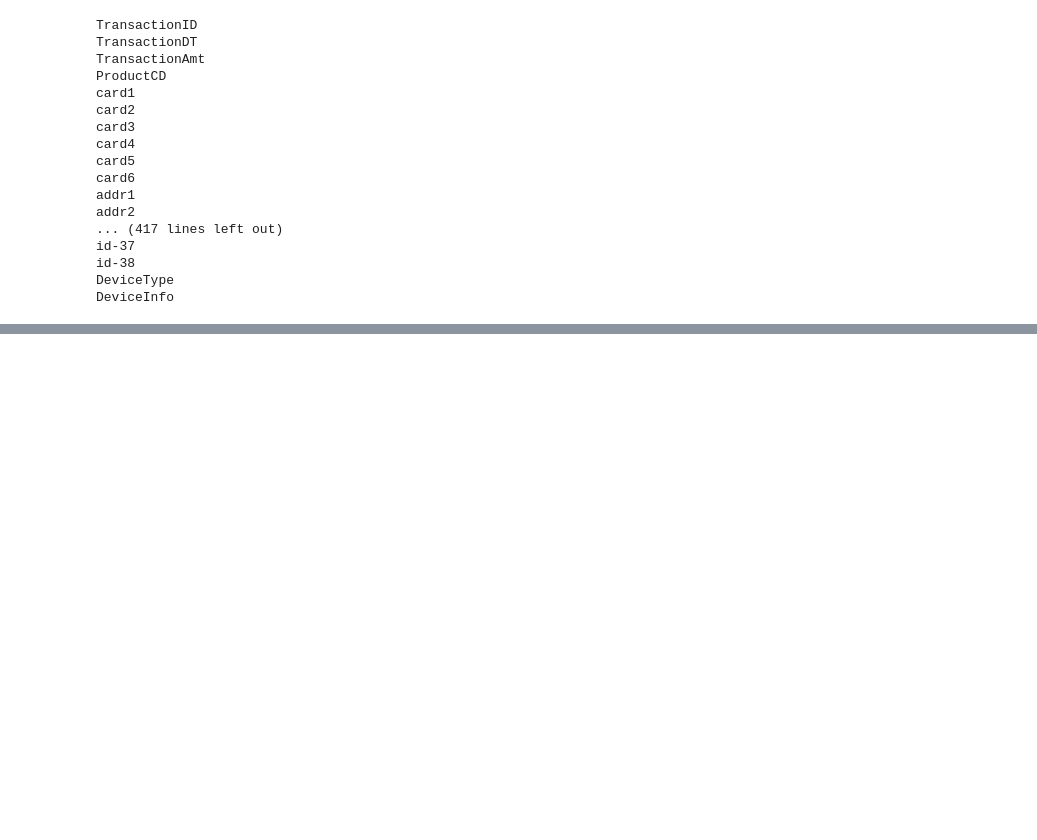
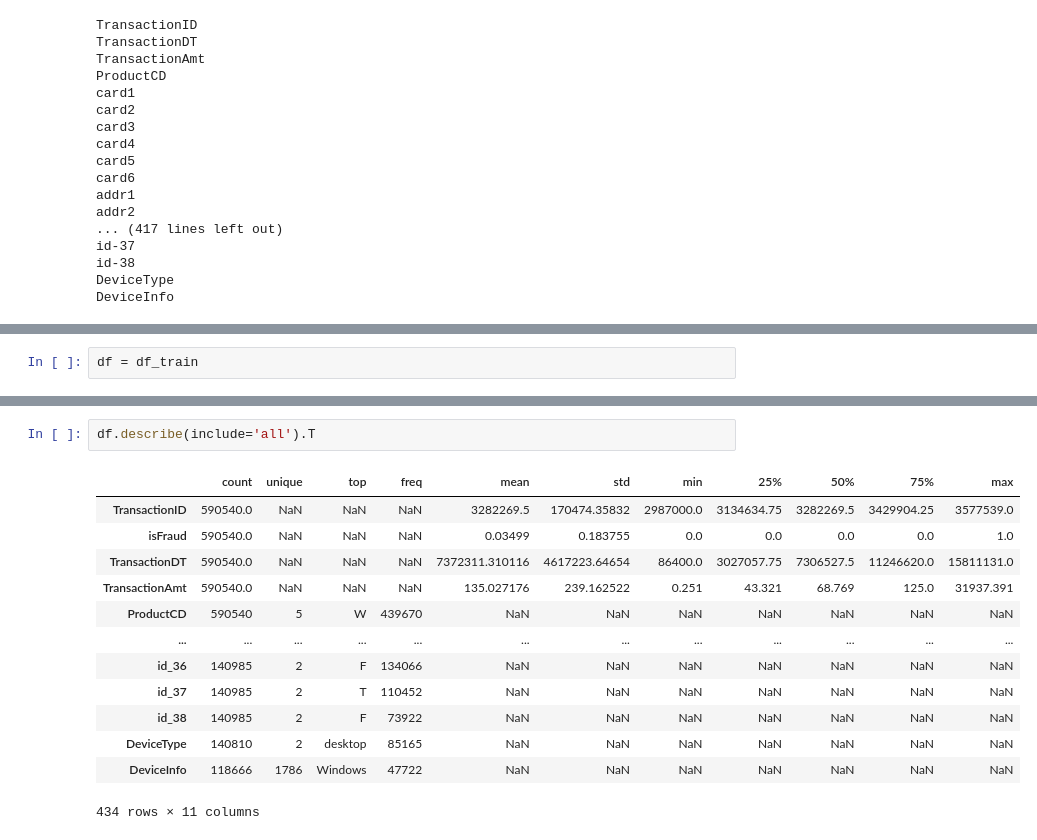
Before and after one commit to Manishshtestha/Classification, a Jupyter notebook: IEEE-Fraud-Detection/model.ipynb, the cells around one changed output, grey strips where cells are left out. Drawn from its saved outputs; the diff is of its cells as text; blank space fills up the shorter version.

Commit message:
Kaggle Notebook | IEEE-Fraud-Detection1 | Version 1

```diff
--- a/IEEE-Fraud-Detection/model.ipynb
+++ b/IEEE-Fraud-Detection/model.ipynb
@@ -107,0 +129,2 @@ DeviceInfo
+# %%
+df = df_train
@@ -107,0 +175,16 @@ DeviceInfo
+# %%
+df.describe(include='all').T
+# %% [output]
+|  | count | unique | top | freq | mean | std | min | 25% | 50% | 75% | max |
+| TransactionID | 590540.0 | NaN | NaN | NaN | 3282269.5 | 170474.35832 | 2987000.0 | 3134634.75 | 3282269.5 | 3429904.25 | 3577539.0 |
+| isFraud | 590540.0 | NaN | NaN | NaN | 0.03499 | 0.183755 | 0.0 | 0.0 | 0.0 | 0.0 | 1.0 |
+| TransactionDT | 590540.0 | NaN | NaN | NaN | 7372311.310116 | 4617223.64654 | 86400.0 | 3027057.75 | 7306527.5 | 11246620.0 | 15811131.0 |
+| TransactionAmt | 590540.0 | NaN | NaN | NaN | 135.027176 | 239.162522 | 0.251 | 43.321 | 68.769 | 125.0 | 31937.391 |
+| ProductCD | 590540 | 5 | W | 439670 | NaN | NaN | NaN | NaN | NaN | NaN | NaN |
+| ... | ... | ... | ... | ... | ... | ... | ... | ... | ... | ... | ... |
+| id_36 | 140985 | 2 | F | 134066 | NaN | NaN | NaN | NaN | NaN | NaN | NaN |
+| id_37 | 140985 | 2 | T | 110452 | NaN | NaN | NaN | NaN | NaN | NaN | NaN |
+| id_38 | 140985 | 2 | F | 73922 | NaN | NaN | NaN | NaN | NaN | NaN | NaN |
+| DeviceType | 140810 | 2 | desktop | 85165 | NaN | NaN | NaN | NaN | NaN | NaN | NaN |
+| DeviceInfo | 118666 | 1786 | Windows | 47722 | NaN | NaN | NaN | NaN | NaN | NaN | NaN |
+434 rows × 11 columns
```
Also changed, not shown: parts of 7 cells of this notebook.
